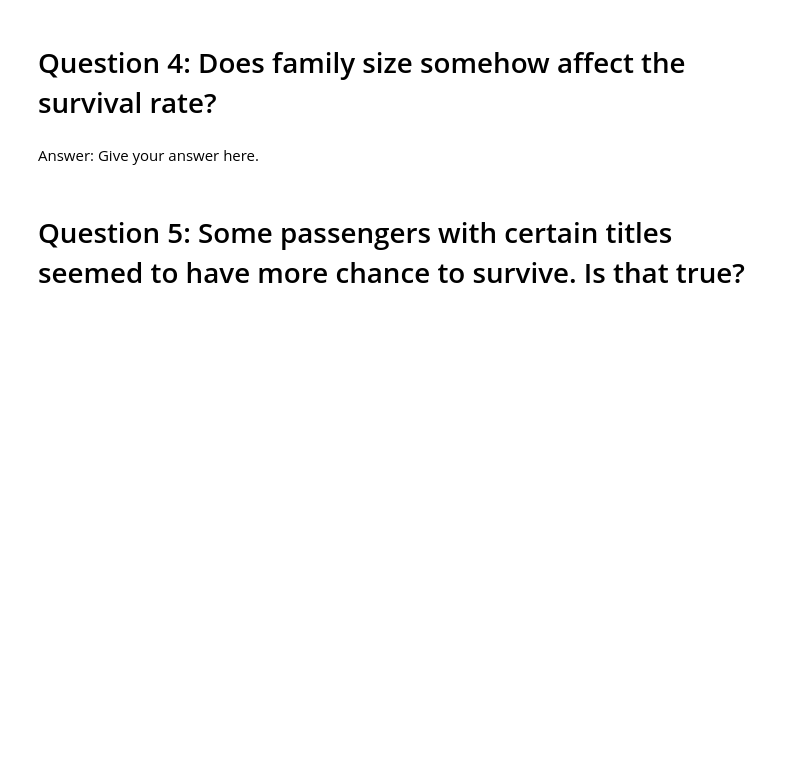
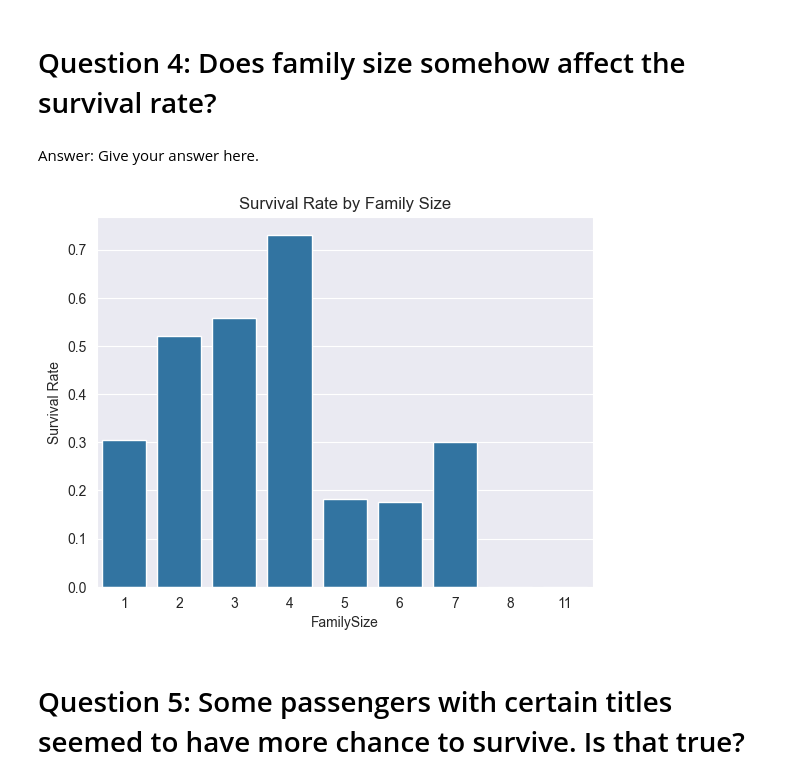
Before and after one commit to sorliee/assignment_1_mm, a Jupyter notebook: ex2a.ipynb, the cells around one changed output. Saved outputs shown, nothing was run; the diff lists cells and outputs as text; code cells hidden in the pictures; blank space fills up the shorter version.

```diff
--- a/ex2a.ipynb
+++ b/ex2a.ipynb
@@ -72,3 +93,16 @@ Answer: Give your answer here.
+# %%
+# Show the relevant statistics or visualization(s) to support your answer
+data["FamilySize"] = data["SibSp"] + data["Parch"] + 1
+ax = sns.barplot(
+    x="FamilySize", y="Survived",
+    data=data, estimator=lambda x: sum(x)/len(x), errorbar=None
+)
+ax.set_ylabel("Survival Rate")
+ax.set_title("Survival Rate by Family Size")
+
+plt.show()
+# %% [output]
+[figure, added]
 # %% [markdown]
 # Question 5: Some passengers with certain titles seemed to have more chance to survive. Is that true?
 # %% [markdown]
```
Also changed, not shown: parts of 7 cells of this notebook, 1 other file.
